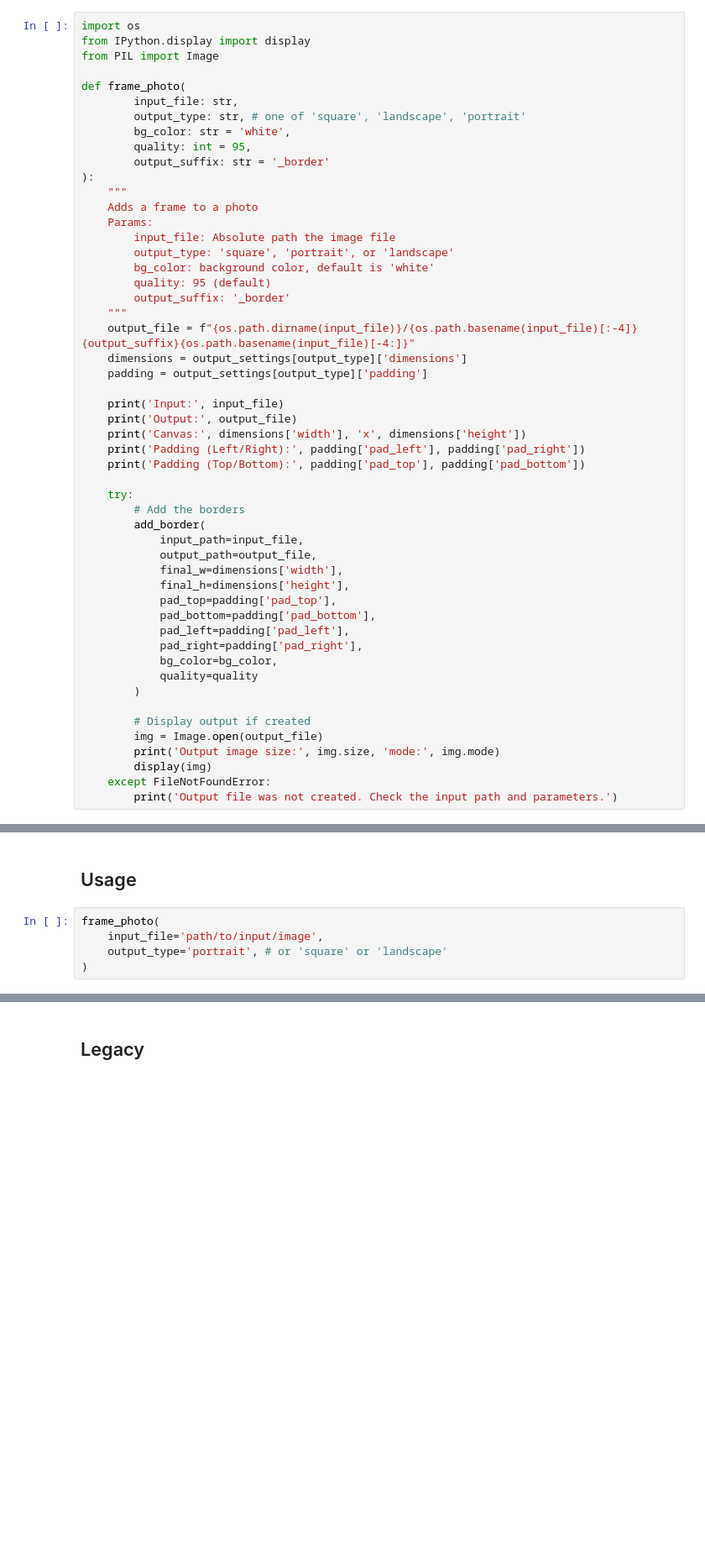
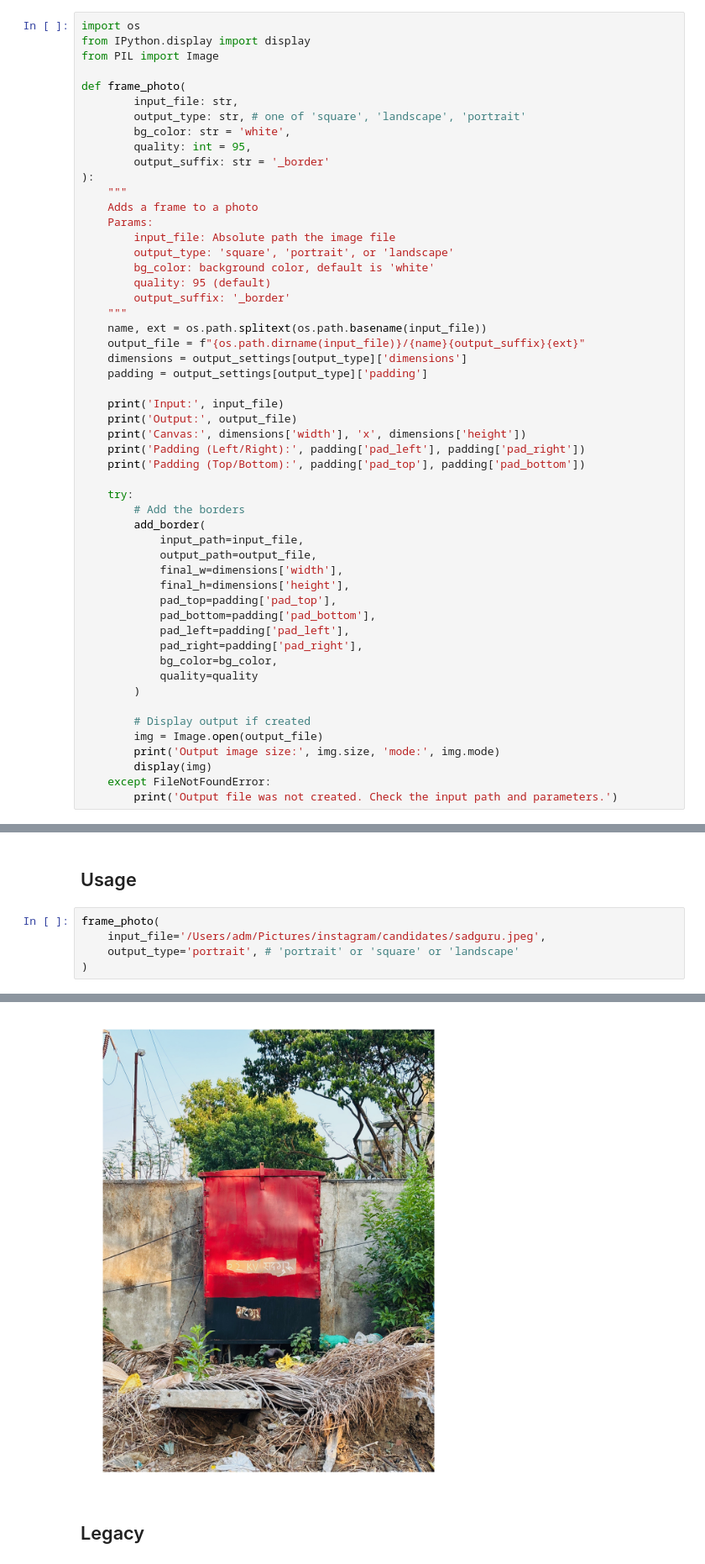
Before and after one commit to adhishm/photo_frame, a Jupyter notebook: usage.ipynb, the cells around one changed output, grey strips where cells are left out. Shown at 84% size. Cells and saved outputs as stored; diff of their text form; blank space fills up the shorter version.

```diff
--- a/usage.ipynb
+++ b/usage.ipynb
@@ -87,7 +89,8 @@ def frame_photo(
         quality: 95 (default)
         output_suffix: '_border'
     """
-    output_file = f"{os.path.dirname(input_file)}/{os.path.basename(input_file)[:-4]}{output_suffix}{os.path.basename(input_file)[-4:]}"
+    name, ext = os.path.splitext(os.path.basename(input_file))
+    output_file = f"{os.path.dirname(input_file)}/{name}{output_suffix}{ext}"
     dimensions = output_settings[output_type]['dimensions']
     padding = output_settings[output_type]['padding']
 
@@ -139,6 +142,7 @@ for output_file in output_files:
 ## Usage
 # %%
 frame_photo(
-    input_file='path/to/input/image',
-    output_type='portrait', # or 'square' or 'landscape'
+    input_file='/Users/adm/Pictures/instagram/candidates/sadguru.jpeg',
+    output_type='portrait', # 'portrait' or 'square' or 'landscape'
 )
+# %% [output]
@@ -145,3 +155,4 @@ frame_photo(
+[figure, added]
 # %% [markdown]
 ## Legacy
 # %%
```
Also changed, not shown: parts of 2 cells of this notebook.
